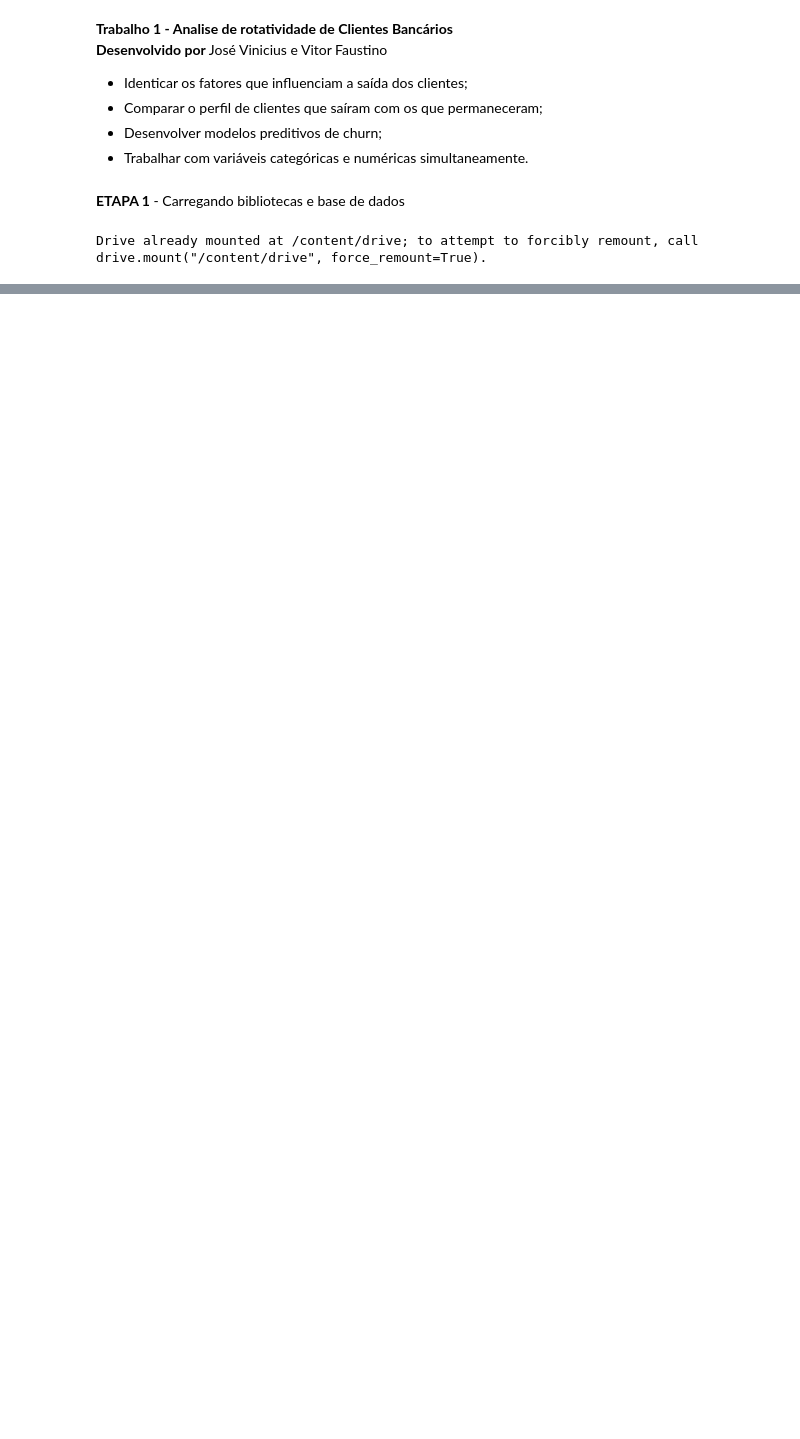
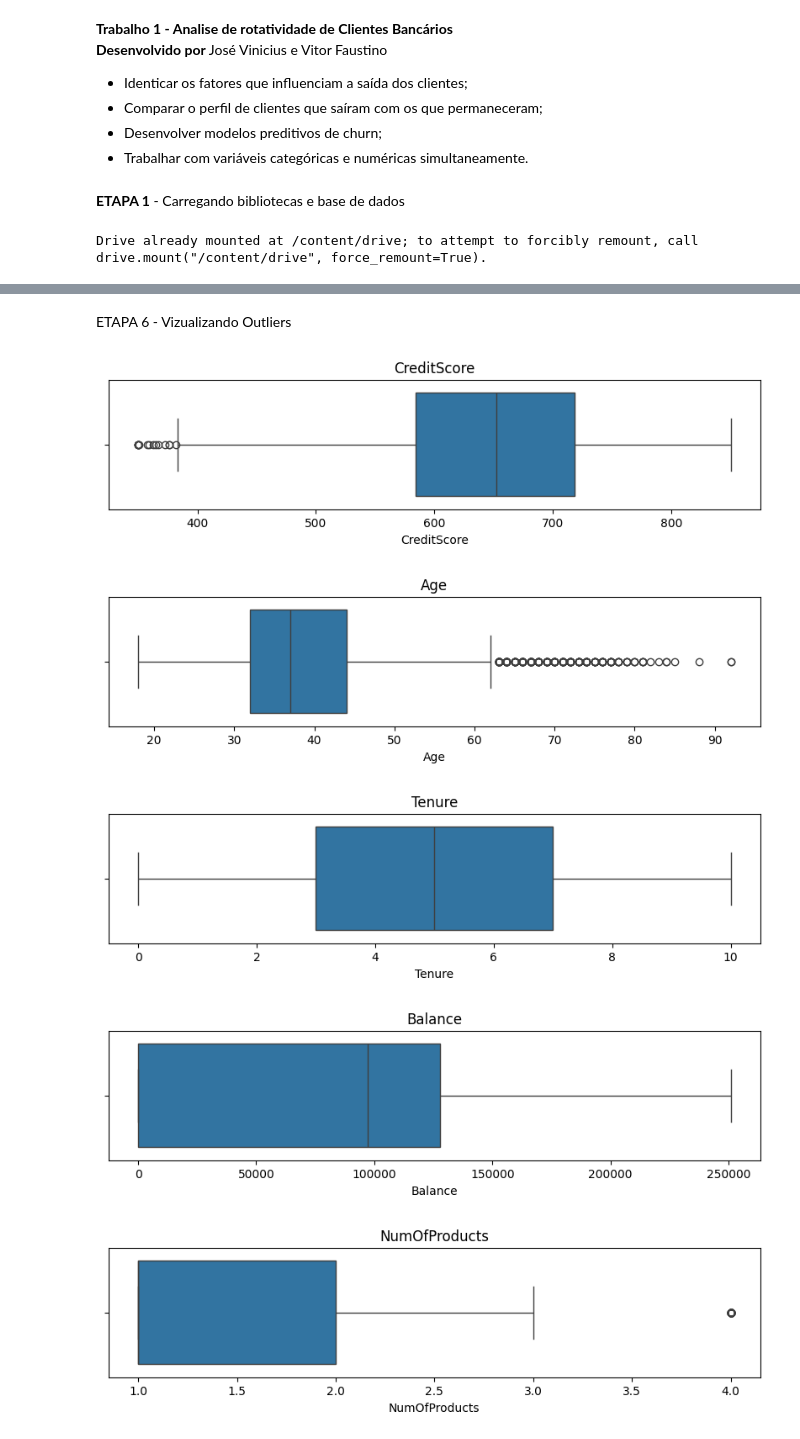
Before and after one commit to vitao-bolado/Trabalho1_AnaliseDados, a Jupyter notebook: Trabalho1.ipynb, the cells around one changed output, grey strips where cells are left out. Drawn from its saved outputs; the diff is of its cells as text; code cells hidden in the pictures; blank space fills up the shorter version.

```diff
--- a/Trabalho1.ipynb
+++ b/Trabalho1.ipynb
@@ -32,0 +110,23 @@ Mounted at /content/drive
+# %% [markdown]
+ETAPA 6 - Vizualizando Outliers
+# %%
+colunas_boxplot = [
+    'CreditScore',
+    'Age',
+    'Tenure',
+    'Balance',
+    'NumOfProducts',
+    'EstimatedSalary'
+]
+
+for col in colunas_boxplot:
+    plt.figure(figsize=(10,2))
+    sns.boxplot(data=df[col], orient='h')
+    plt.title(f'{col}')
+    plt.show()
+# %% [output]
+[figure, added]
+[figure, added]
+[figure, added]
+[figure, added]
+[figure, added]
```
Also changed, not shown: parts of 12 cells of this notebook.
